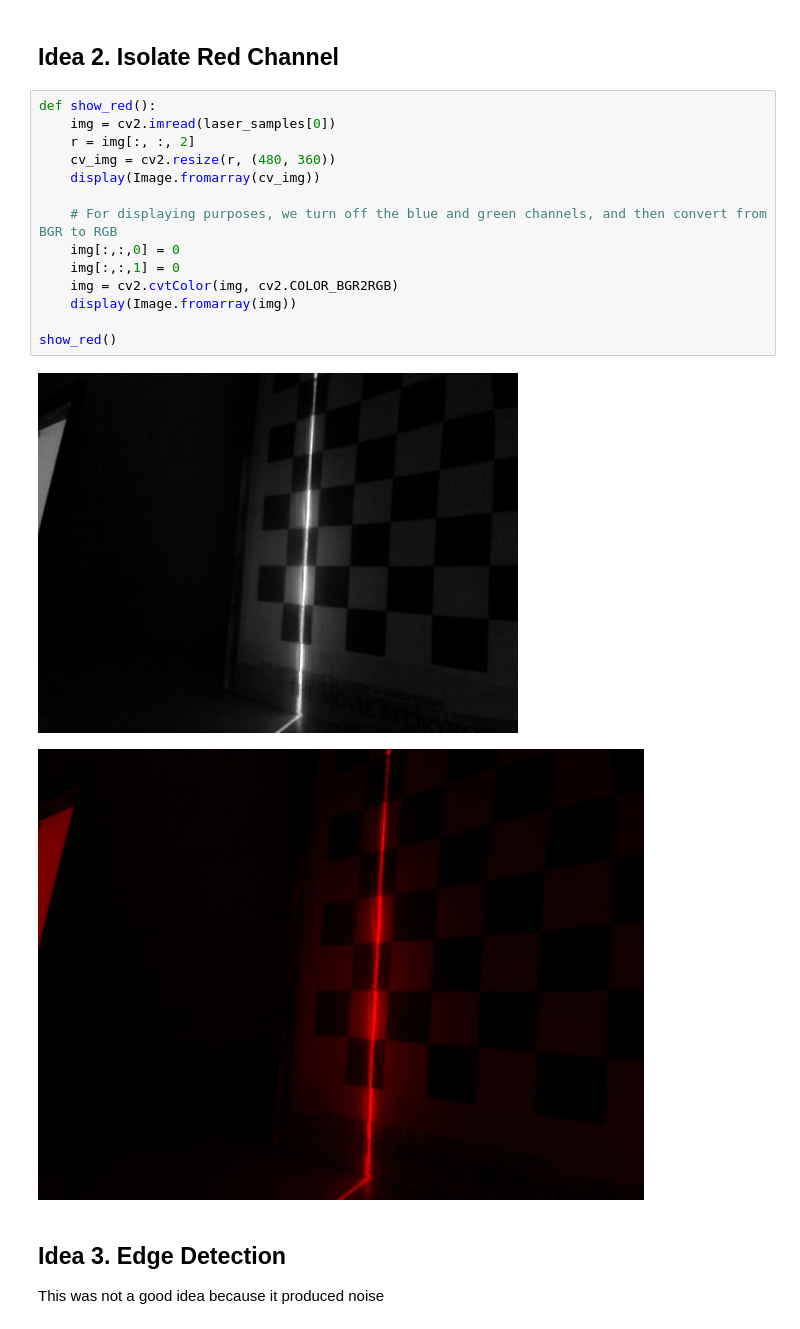
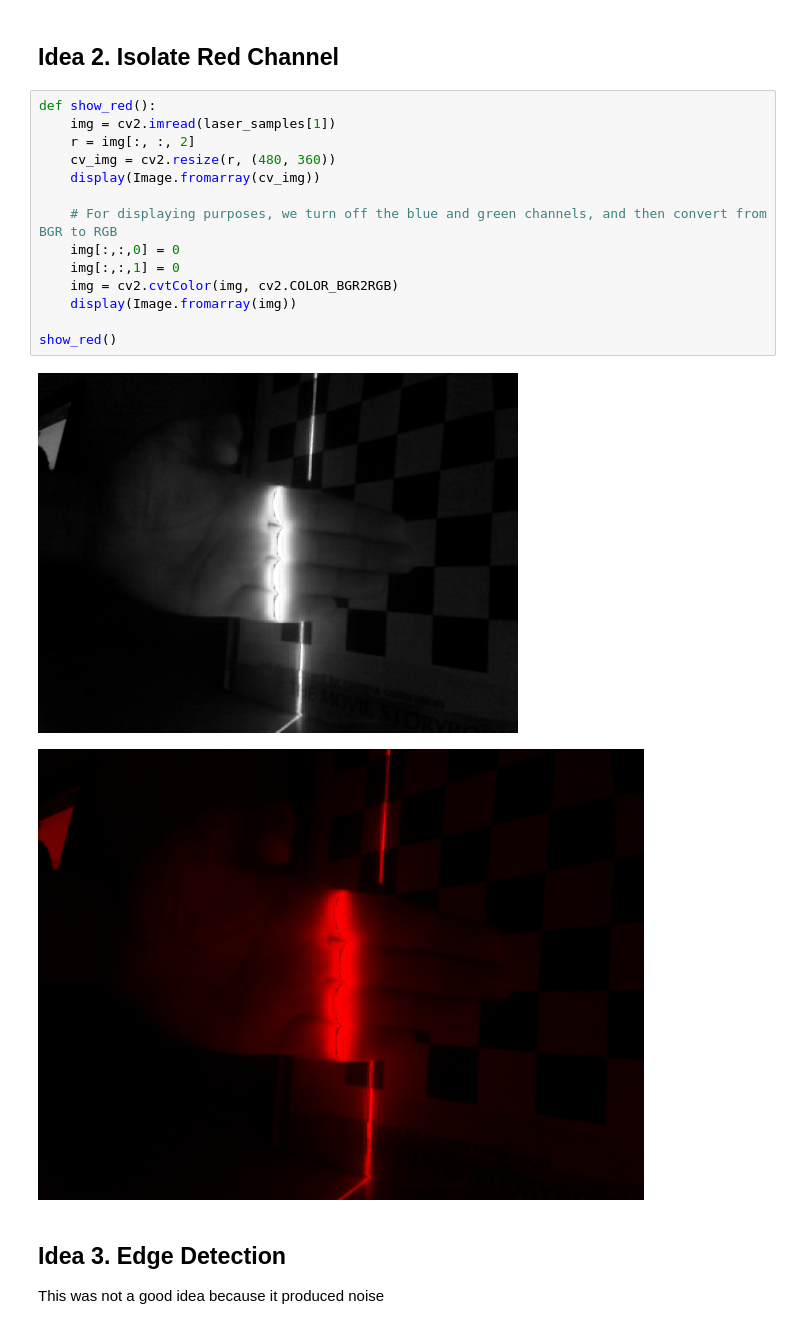
Before and after one commit to B33Boy/3D-Scanner, a Jupyter notebook: Notebooks/detect_laser.ipynb, the cells around one changed output. Drawn from its saved outputs; the diff is of its cells as text.

```diff
--- a/Notebooks/detect_laser.ipynb
+++ b/Notebooks/detect_laser.ipynb
@@ -71,21 +71,21 @@ Widget Javascript not detected.  It may not be installed or enabled properly.
 ## Idea 2. Isolate Red Channel
 # %%
 def show_red():
-    img = cv2.imread(laser_samples[0])
+    img = cv2.imread(laser_samples[1])
     r = img[:, :, 2]
     cv_img = cv2.resize(r, (480, 360))
     display(Image.fromarray(cv_img))
 
     # For displaying purposes, we turn off the blue and green channels, and then convert from BGR to RGB
     img[:,:,0] = 0
     img[:,:,1] = 0
     img = cv2.cvtColor(img, cv2.COLOR_BGR2RGB)
     display(Image.fromarray(img))
 
 show_red()
 # %% [output]
-[figure, old version]
+[figure, new version]
-[figure, old version]
+[figure, new version]
 # %% [markdown]
 ## Idea 3. Edge Detection
 
```
Also changed, not shown: parts of 7 cells of this notebook, 4 other files.
